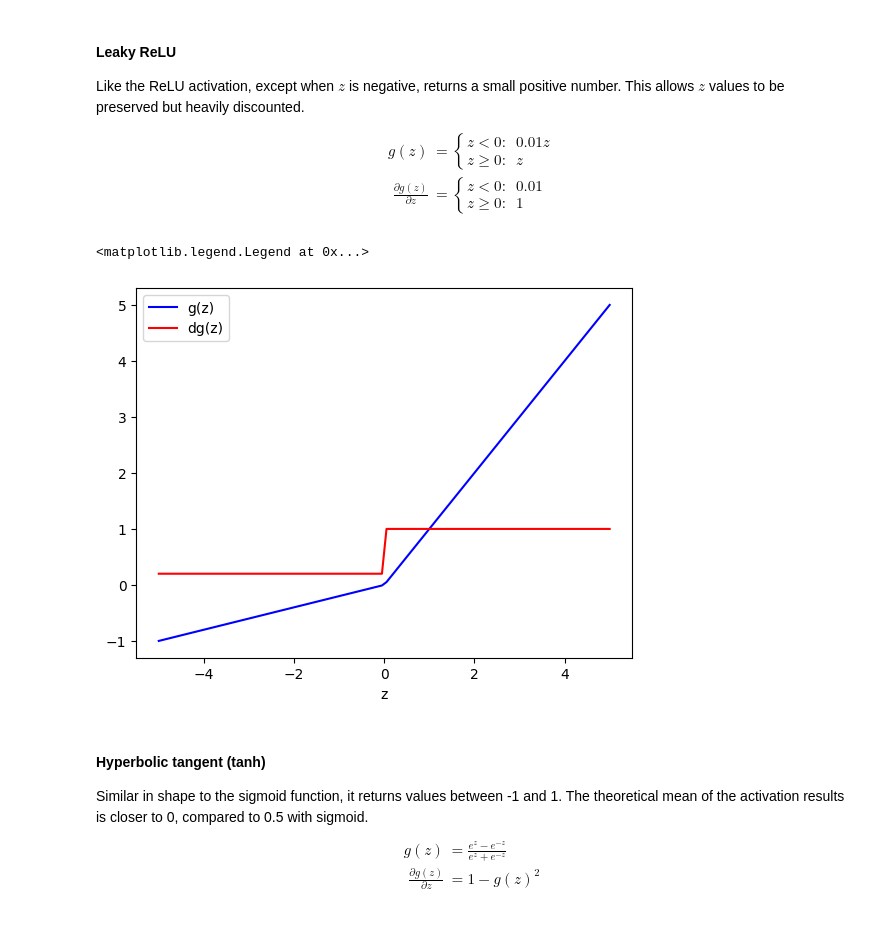
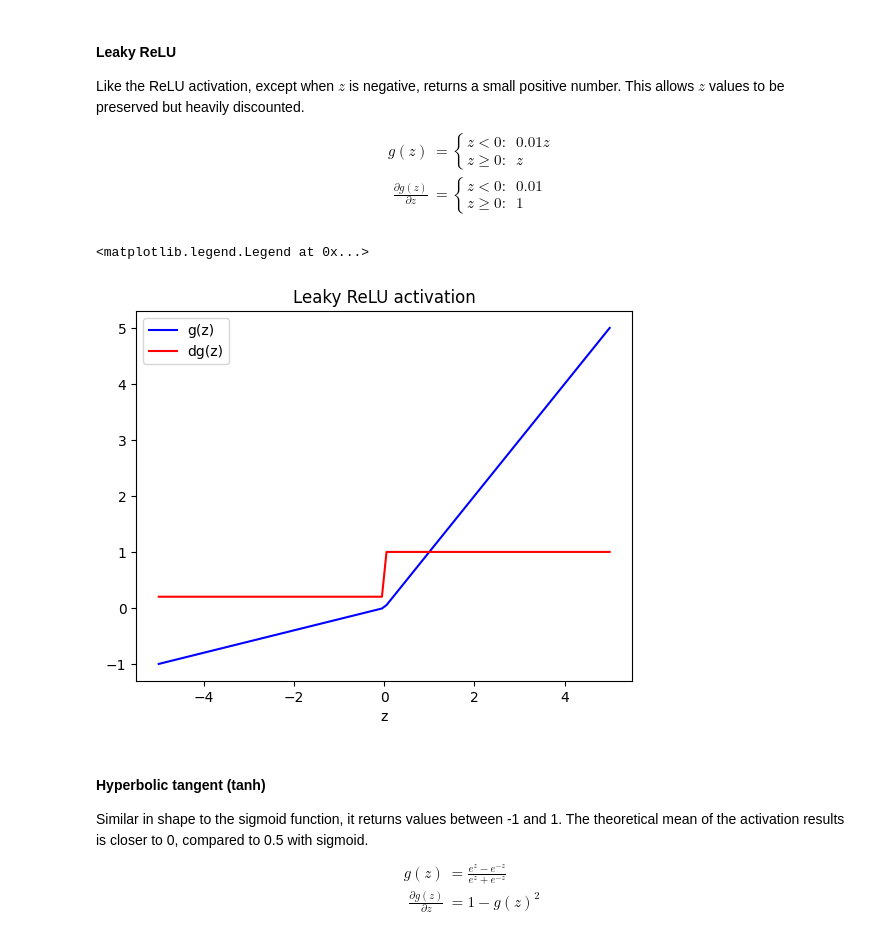
Before and after one commit to nickrusso42518/ml-qrg, a Jupyter notebook: ml_qrg.ipynb, the cells around one changed output. Drawn from its saved outputs; the diff is of its cells as text; code cells hidden in the pictures.

```diff
--- a/ml_qrg.ipynb
+++ b/ml_qrg.ipynb
@@ -697,19 +722,19 @@ $$
 # %%
 # Note: Large neg_slope used for visual aid only
 
 def g_leakyrelu(z, neg_slope=0.2):
     return np.where(z > 0, z, neg_slope * z)
 
 def dg_leakyrelu(z, neg_slope=0.2):
     return np.where(z > 0, 1, neg_slope)
 
 z_in = np.linspace(-5, 5, 100)
 plt.plot(z_in, g_leakyrelu(z_in), color="b", label="g(z)")
 plt.plot(z_in, dg_leakyrelu(z_in), color="r", label="dg(z)")
-plt.xlabel("z"); plt.legend()
+plt.title("Leaky ReLU activation"); plt.xlabel("z"); plt.legend()
 # %% [output]
 <matplotlib.legend.Legend at 0x...>
-[figure, old version]
+[figure, new version]
 # %% [markdown]
 #### Hyperbolic tangent (tanh)
 Similar in shape to the sigmoid function, it returns values between -1 and 1. The theoretical mean of the activation results is closer to 0, compared to 0.5 with sigmoid.
```
Also changed, not shown: parts of 24 cells of this notebook.
